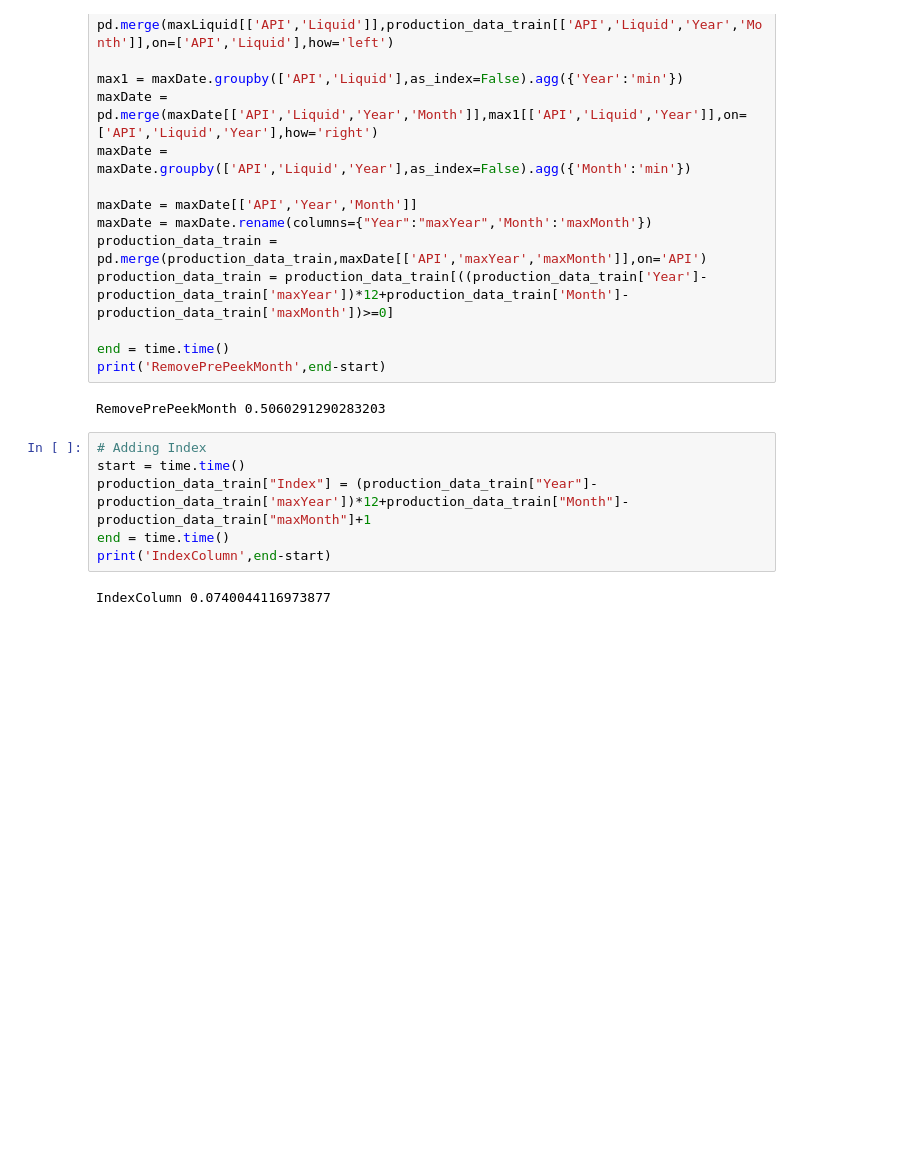
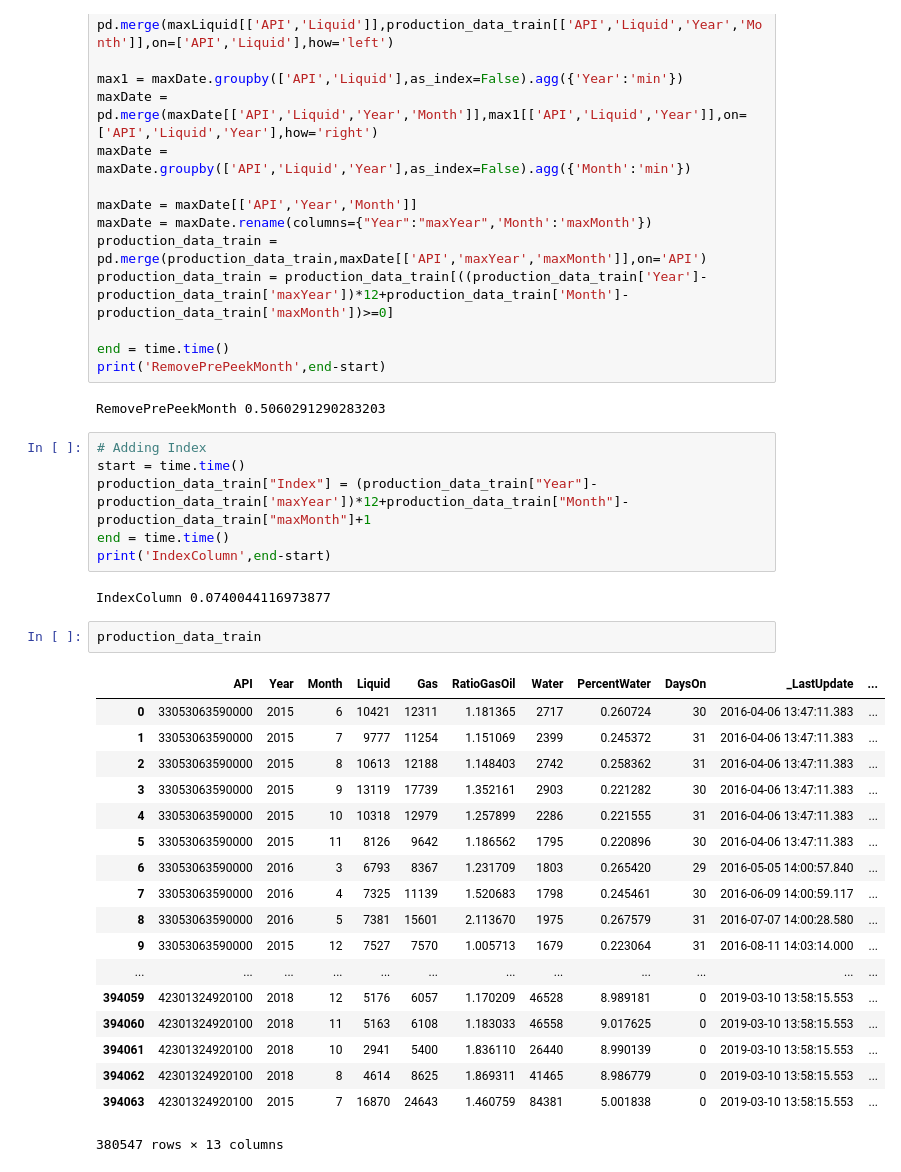
Before and after one commit to GehadAbdElhalim/Production-Forecasting, a Jupyter notebook: Milestone2.ipynb, the cells around one changed output. Drawn from its saved outputs; the diff is of its cells as text; blank space fills up the shorter version.

```diff
--- a/Milestone2.ipynb
+++ b/Milestone2.ipynb
@@ -64,3 +64,24 @@ end = time.time()
 print('IndexColumn',end-start)
 # %% [output]
 IndexColumn 0.0740044116973877
+# %%
+production_data_train
+# %% [output]
+|  | API | Year | Month | Liquid | Gas | RatioGasOil | Water | PercentWater | DaysOn | _LastUpdate | ... |
+| 0 | 33053063590000 | 2015 | 6 | 10421 | 12311 | 1.181365 | 2717 | 0.260724 | 30 | 2016-04-06 13:47:11.383 | ... |
+| 1 | 33053063590000 | 2015 | 7 | 9777 | 11254 | 1.151069 | 2399 | 0.245372 | 31 | 2016-04-06 13:47:11.383 | ... |
+| 2 | 33053063590000 | 2015 | 8 | 10613 | 12188 | 1.148403 | 2742 | 0.258362 | 31 | 2016-04-06 13:47:11.383 | ... |
+| 3 | 33053063590000 | 2015 | 9 | 13119 | 17739 | 1.352161 | 2903 | 0.221282 | 30 | 2016-04-06 13:47:11.383 | ... |
+| 4 | 33053063590000 | 2015 | 10 | 10318 | 12979 | 1.257899 | 2286 | 0.221555 | 31 | 2016-04-06 13:47:11.383 | ... |
+| 5 | 33053063590000 | 2015 | 11 | 8126 | 9642 | 1.186562 | 1795 | 0.220896 | 30 | 2016-04-06 13:47:11.383 | ... |
+| 6 | 33053063590000 | 2016 | 3 | 6793 | 8367 | 1.231709 | 1803 | 0.265420 | 29 | 2016-05-05 14:00:57.840 | ... |
+| 7 | 33053063590000 | 2016 | 4 | 7325 | 11139 | 1.520683 | 1798 | 0.245461 | 30 | 2016-06-09 14:00:59.117 | ... |
+| 8 | 33053063590000 | 2016 | 5 | 7381 | 15601 | 2.113670 | 1975 | 0.267579 | 31 | 2016-07-07 14:00:28.580 | ... |
+| 9 | 33053063590000 | 2015 | 12 | 7527 | 7570 | 1.005713 | 1679 | 0.223064 | 31 | 2016-08-11 14:03:14.000 | ... |
+| ... | ... | ... | ... | ... | ... | ... | ... | ... | ... | ... | ... |
+| 394059 | 42301324920100 | 2018 | 12 | 5176 | 6057 | 1.170209 | 46528 | 8.989181 | 0 | 2019-03-10 13:58:15.553 | ... |
+| 394060 | 42301324920100 | 2018 | 11 | 5163 | 6108 | 1.183033 | 46558 | 9.017625 | 0 | 2019-03-10 13:58:15.553 | ... |
+| 394061 | 42301324920100 | 2018 | 10 | 2941 | 5400 | 1.836110 | 26440 | 8.990139 | 0 | 2019-03-10 13:58:15.553 | ... |
+| 394062 | 42301324920100 | 2018 | 8 | 4614 | 8625 | 1.869311 | 41465 | 8.986779 | 0 | 2019-03-10 13:58:15.553 | ... |
+| 394063 | 42301324920100 | 2015 | 7 | 16870 | 24643 | 1.460759 | 84381 | 5.001838 | 0 | 2019-03-10 13:58:15.553 | ... |
+380547 rows × 13 columns
```
Also changed, not shown: parts of 7 cells of this notebook.
